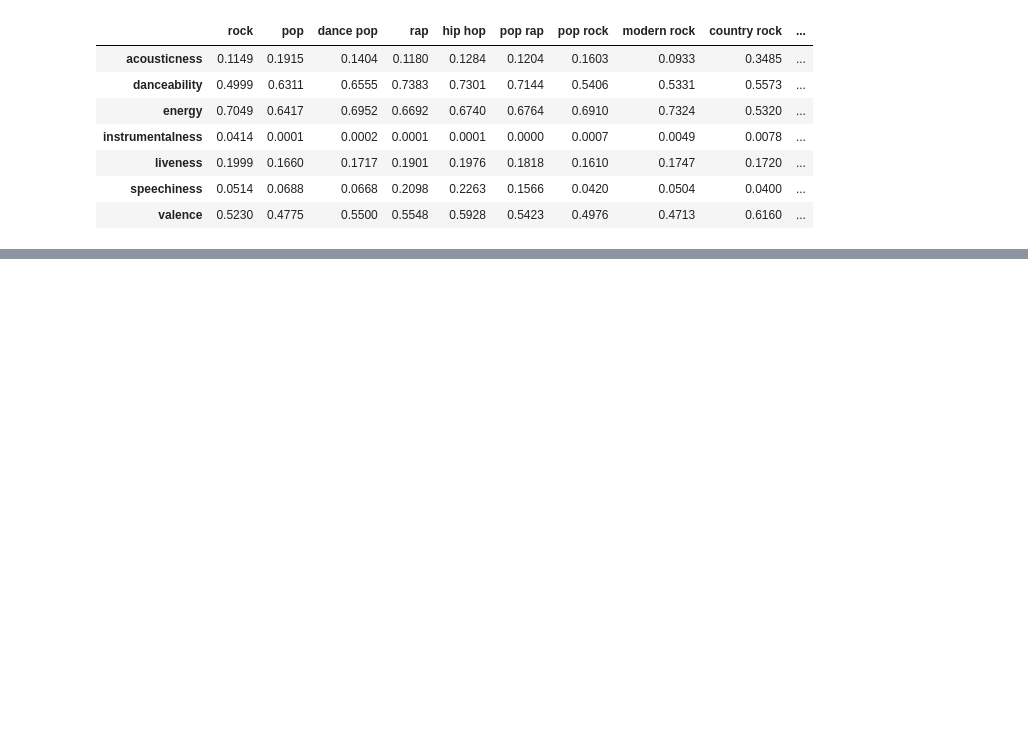
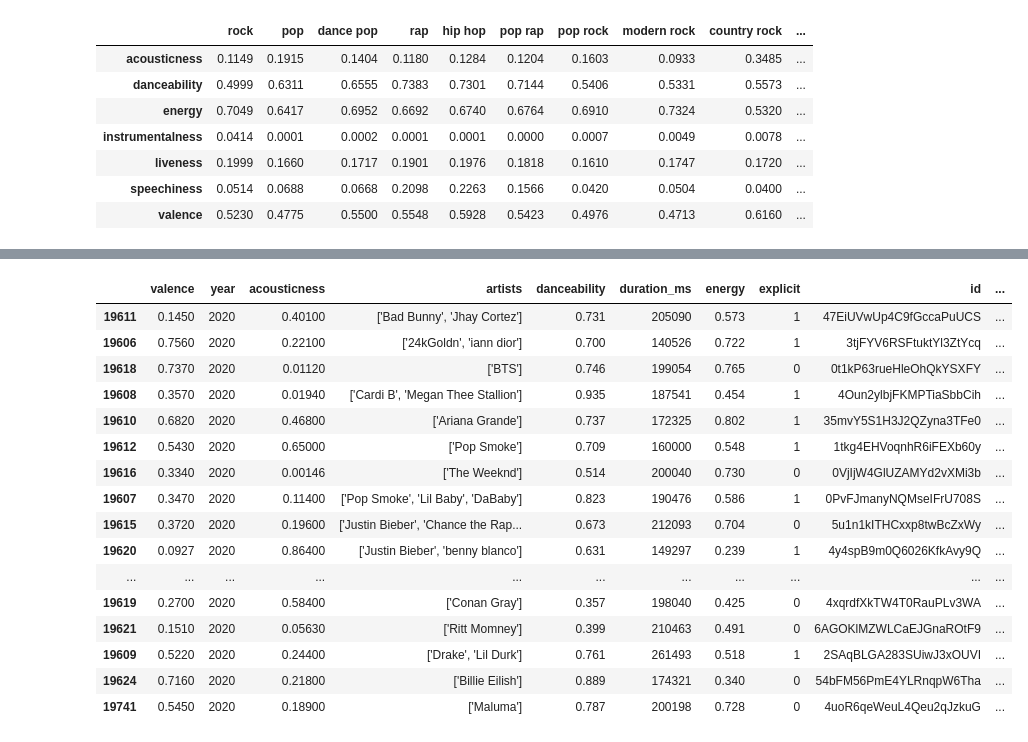
Before and after one commit to danilomiyatake/spotify, a Jupyter notebook: spotify_eda.ipynb, the cells around one changed output, grey strips where cells are left out. Cells and saved outputs as stored; diff of their text form; code cells hidden in the pictures; blank space fills up the shorter version.

```diff
--- a/spotify_eda.ipynb
+++ b/spotify_eda.ipynb
@@ -283,0 +319,22 @@ resumo
+# %%
+data_tracks = pd.read_csv('data\data.csv')
+# %%
+data_tracks.sort_values('popularity', ascending=False).head(20)
+# %% [output]
+|  | valence | year | acousticness | artists | danceability | duration_ms | energy | explicit | id | ... |
+| 19611 | 0.1450 | 2020 | 0.40100 | ['Bad Bunny', 'Jhay Cortez'] | 0.731 | 205090 | 0.573 | 1 | 47EiUVwUp4C9fGccaPuUCS | ... |
+| 19606 | 0.7560 | 2020 | 0.22100 | ['24kGoldn', 'iann dior'] | 0.700 | 140526 | 0.722 | 1 | 3tjFYV6RSFtuktYl3ZtYcq | ... |
+| 19618 | 0.7370 | 2020 | 0.01120 | ['BTS'] | 0.746 | 199054 | 0.765 | 0 | 0t1kP63rueHleOhQkYSXFY | ... |
+| 19608 | 0.3570 | 2020 | 0.01940 | ['Cardi B', 'Megan Thee Stallion'] | 0.935 | 187541 | 0.454 | 1 | 4Oun2ylbjFKMPTiaSbbCih | ... |
+| 19610 | 0.6820 | 2020 | 0.46800 | ['Ariana Grande'] | 0.737 | 172325 | 0.802 | 1 | 35mvY5S1H3J2QZyna3TFe0 | ... |
+| 19612 | 0.5430 | 2020 | 0.65000 | ['Pop Smoke'] | 0.709 | 160000 | 0.548 | 1 | 1tkg4EHVoqnhR6iFEXb60y | ... |
+| 19616 | 0.3340 | 2020 | 0.00146 | ['The Weeknd'] | 0.514 | 200040 | 0.730 | 0 | 0VjIjW4GlUZAMYd2vXMi3b | ... |
+| 19607 | 0.3470 | 2020 | 0.11400 | ['Pop Smoke', 'Lil Baby', 'DaBaby'] | 0.823 | 190476 | 0.586 | 1 | 0PvFJmanyNQMseIFrU708S | ... |
+| 19615 | 0.3720 | 2020 | 0.19600 | ['Justin Bieber', 'Chance the Rap... | 0.673 | 212093 | 0.704 | 0 | 5u1n1kITHCxxp8twBcZxWy | ... |
+| 19620 | 0.0927 | 2020 | 0.86400 | ['Justin Bieber', 'benny blanco'] | 0.631 | 149297 | 0.239 | 1 | 4y4spB9m0Q6026KfkAvy9Q | ... |
+| ... | ... | ... | ... | ... | ... | ... | ... | ... | ... | ... |
+| 19619 | 0.2700 | 2020 | 0.58400 | ['Conan Gray'] | 0.357 | 198040 | 0.425 | 0 | 4xqrdfXkTW4T0RauPLv3WA | ... |
+| 19621 | 0.1510 | 2020 | 0.05630 | ['Ritt Momney'] | 0.399 | 210463 | 0.491 | 0 | 6AGOKlMZWLCaEJGnaROtF9 | ... |
+| 19609 | 0.5220 | 2020 | 0.24400 | ['Drake', 'Lil Durk'] | 0.761 | 261493 | 0.518 | 1 | 2SAqBLGA283SUiwJ3xOUVI | ... |
+| 19624 | 0.7160 | 2020 | 0.21800 | ['Billie Eilish'] | 0.889 | 174321 | 0.340 | 0 | 54bFM56PmE4YLRnqpW6Tha | ... |
+| 19741 | 0.5450 | 2020 | 0.18900 | ['Maluma'] | 0.787 | 200198 | 0.728 | 0 | 4uoR6qeWeuL4Qeu2qJzkuG | ... |
```
Also changed, not shown: parts of 8 cells of this notebook.
